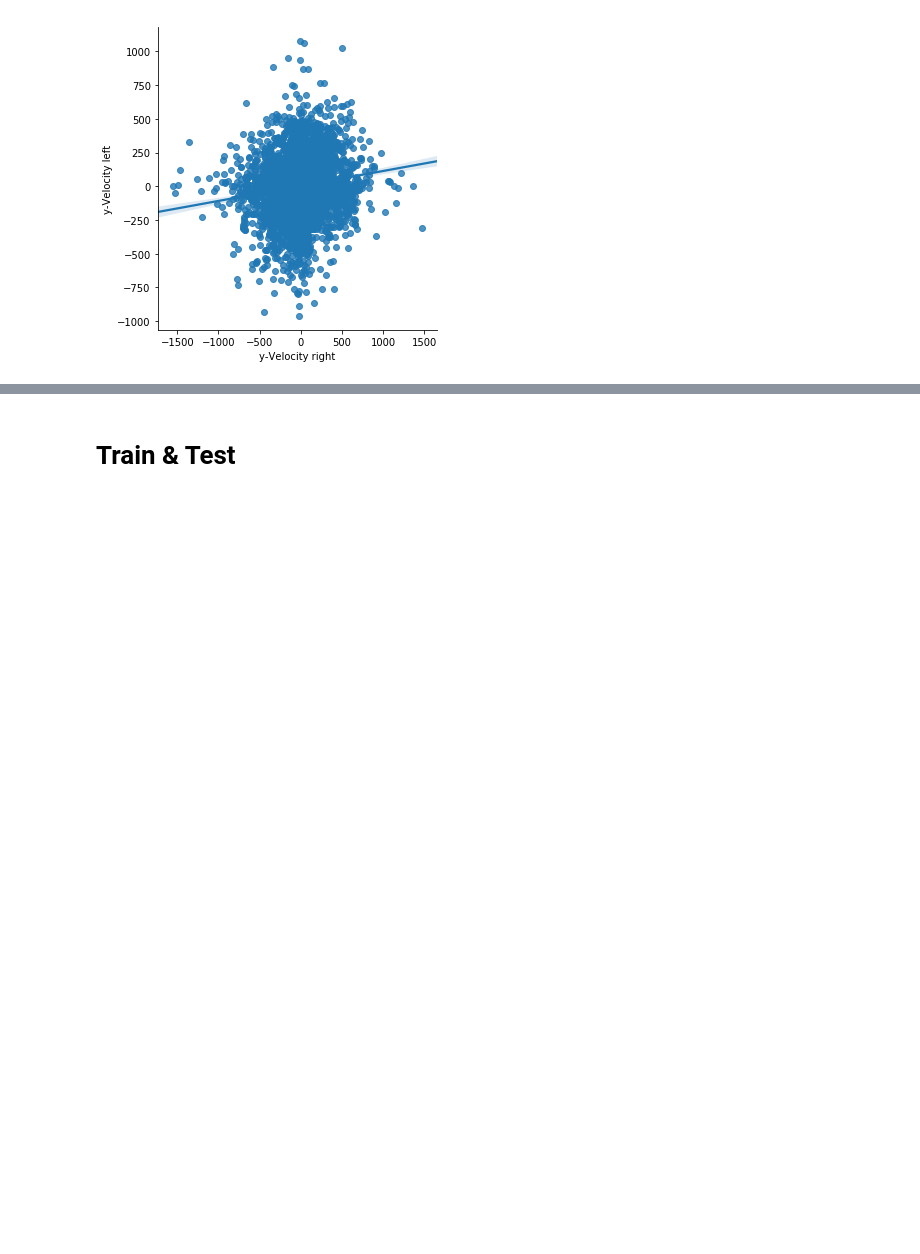
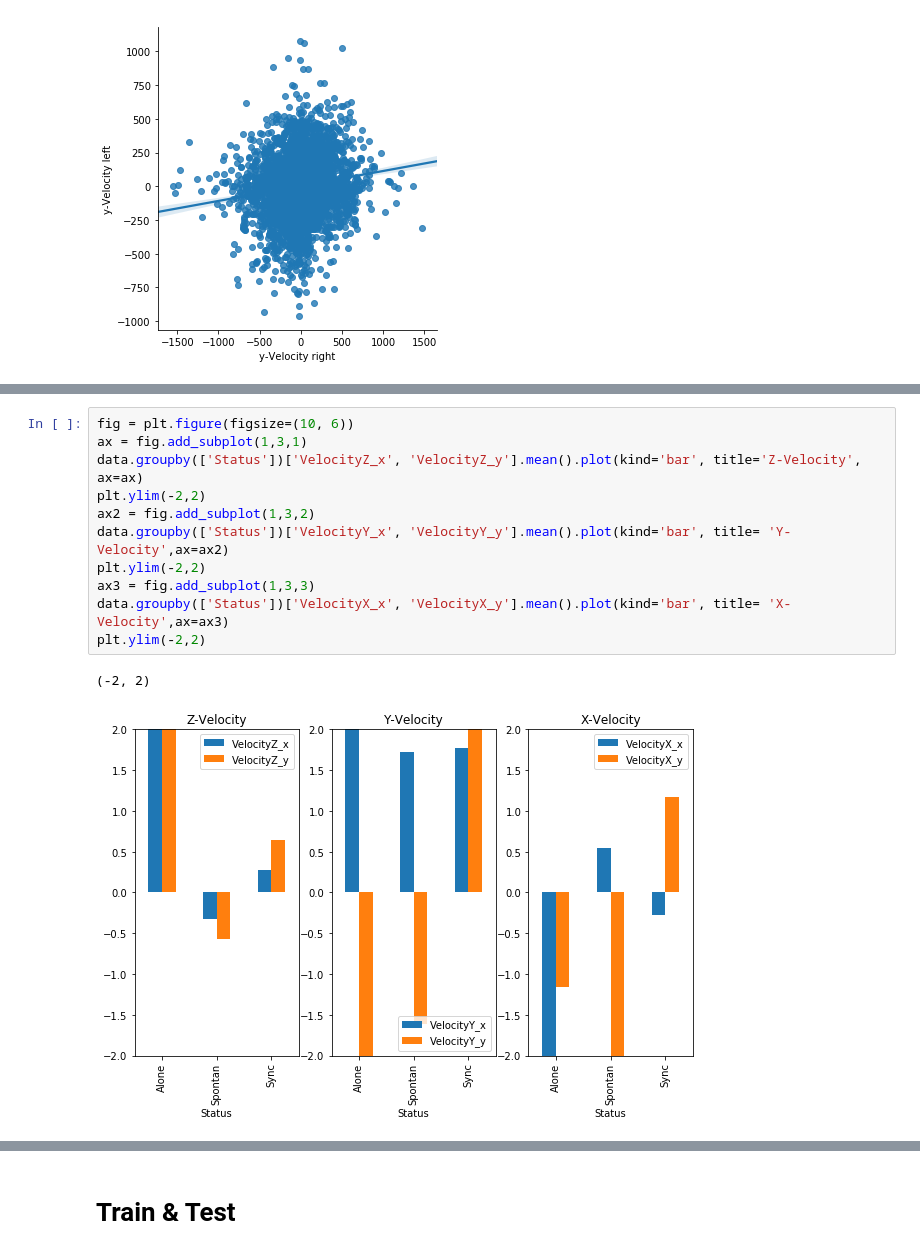
Before and after one commit to HilaShoshan/Hands-Movements-Classification, a Jupyter notebook: Hands Movements Classification.ipynb, the cells around one changed output, grey strips where cells are left out. Cells and saved outputs as stored; diff of their text form; blank space fills up the shorter version.

```diff
--- a/Hands Movements Classification.ipynb
+++ b/Hands Movements Classification.ipynb
@@ -657,3 +656,17 @@ plt.xticks(rotation=30)
 plt.show()
 # %% [output]
 [figure]
+# %%
+fig = plt.figure(figsize=(10, 6))
+ax = fig.add_subplot(1,3,1)
+data.groupby(['Status'])['VelocityZ_x', 'VelocityZ_y'].mean().plot(kind='bar', title='Z-Velocity', ax=ax)
+plt.ylim(-2,2)
+ax2 = fig.add_subplot(1,3,2)
+data.groupby(['Status'])['VelocityY_x', 'VelocityY_y'].mean().plot(kind='bar', title= 'Y-Velocity',ax=ax2)
+plt.ylim(-2,2)
+ax3 = fig.add_subplot(1,3,3)
+data.groupby(['Status'])['VelocityX_x', 'VelocityX_y'].mean().plot(kind='bar', title= 'X-Velocity',ax=ax3)
+plt.ylim(-2,2)
+# %% [output]
+(-2, 2)
+[figure, added]
```
Also changed, not shown: parts of 15 cells of this notebook.
